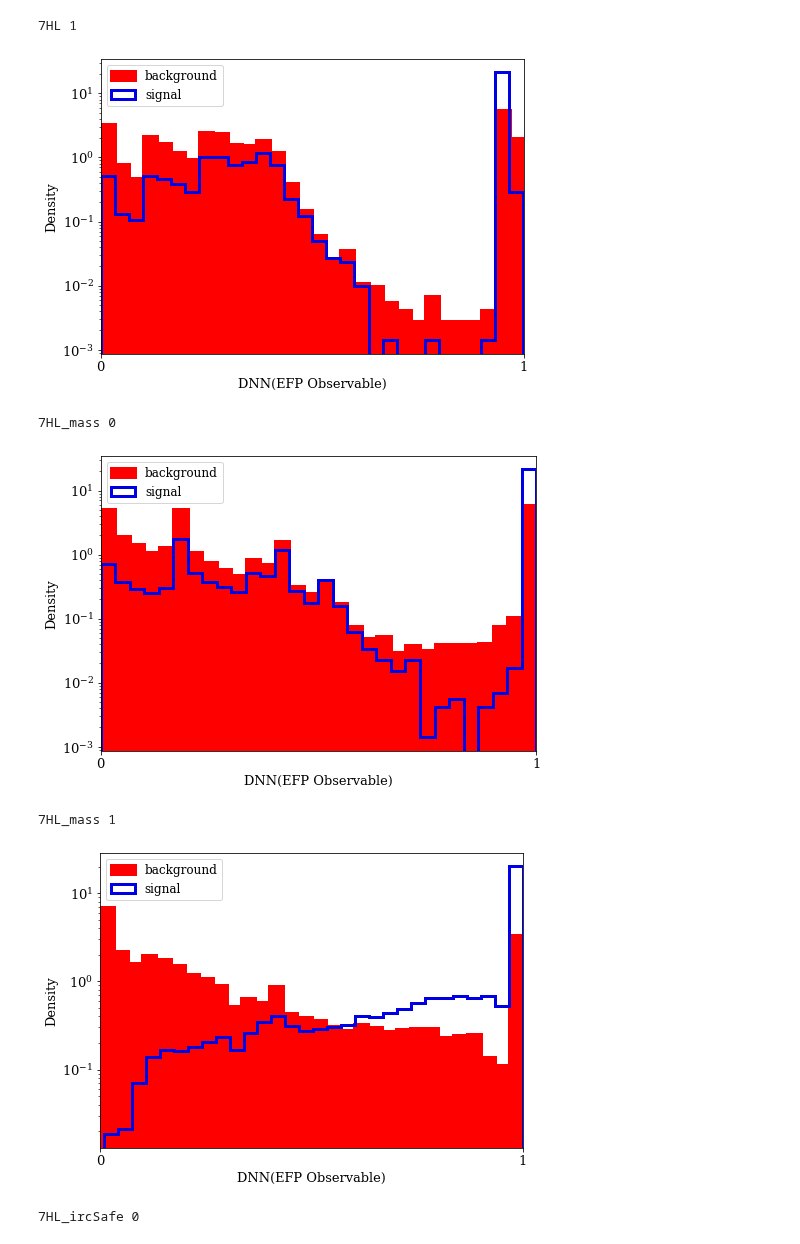
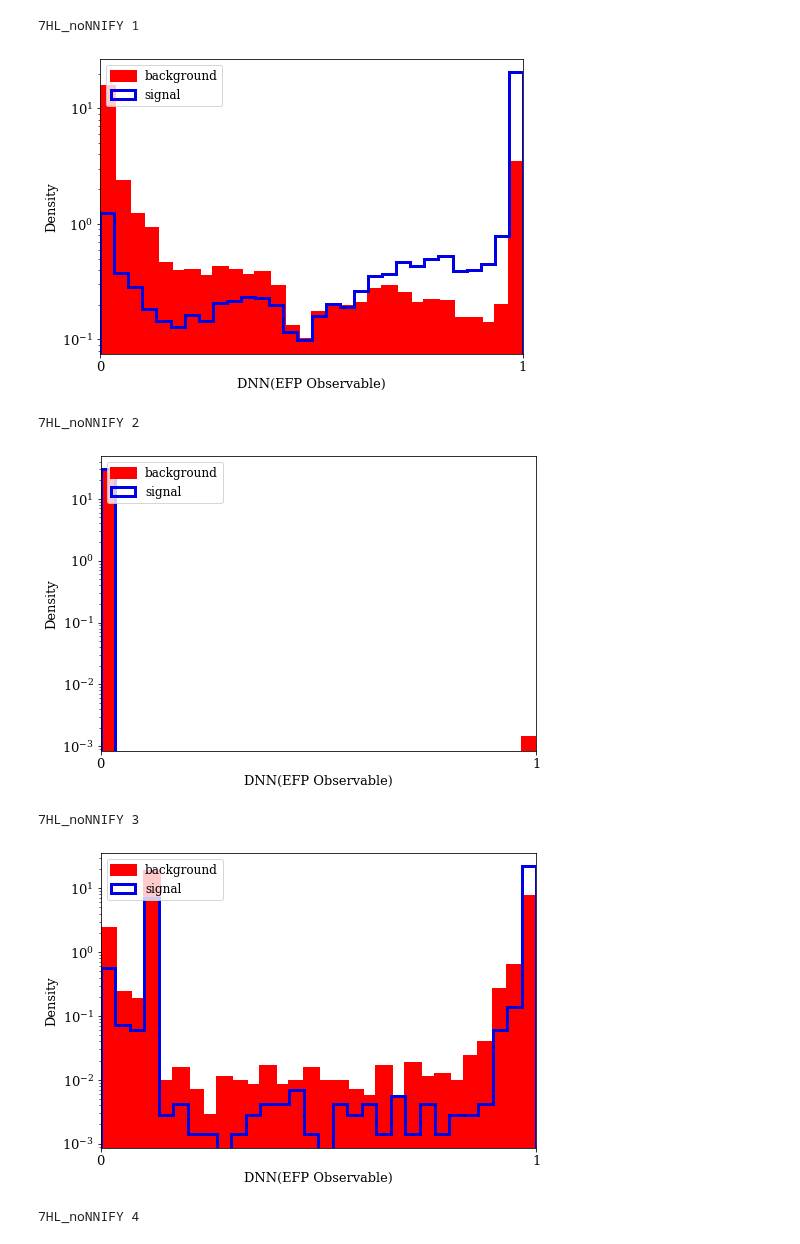
Before and after one commit to taylorFaucett/electron-id-ml, a Jupyter notebook: guided_iteration/dif_order_hist_plot.ipynb, the cells around one changed output. Saved outputs shown, nothing was run; the diff lists cells and outputs as text; code cells hidden in the pictures.

Commit message:
update plots

```diff
--- a/guided_iteration/dif_order_hist_plot.ipynb
+++ b/guided_iteration/dif_order_hist_plot.ipynb
@@ -84,7 +85,7 @@ def dif_hist_plot(run_name, pass_ix):
     upper_bound = max(max(X0), max(X1))
     lower_bound = min(min(X0), min(X1))
     if lower_bound == -np.inf:
-        lower_bound = -3
+        lower_bound = -10
     bins = np.linspace(lower_bound, upper_bound, n_bins)
 
     # Plot histograms
@@ -174,7 +175,7 @@ def dif_hist_plot(run_name, pass_ix):
 
     # Save plot
     plt.tight_layout()
-    plt.savefig(f"/home/tfaucett/Projects/electron-id/guided_iteration/figures/{run_name}_pass_{pass_ix}.pdf")
+    plt.savefig(f"{home}/guided_iteration/figures/{run_name}_pass_{pass_ix}.pdf")
     plt.show()
 
 
@@ -312,11 +321,10 @@ for irc_type in irc_types:
 # %%
 def stats_table(run_name, passes):
-    if run_name == "7HL_mass":
-        print("7HL + mass")
-    else:
-        print("7HL")
+    print(run_name)
     it_dir = f"results/{run_name}"
     df = pd.read_csv(f"{it_dir}/selected_efps.csv", index_col=0)
+    if len(df) < passes:
+        passes = len(df)
     for pass_ix in range(passes):
 #         table = pd.DataFrame()
         if pass_ix >= 1:
@@ -330,7 +338,7 @@ def stats_table(run_name, passes):
             ado_w_ll = calc_ado(test_pred.prediction.values, np.hstack(yhat), efp_data.targets.values, 100000)
             deets = efp.split("_")
             et_ht = deets[0]
-            graph = f"efp_{deets[2]}_{deets[3]}_{deets[4]}"
+            graph = "$\gPlot{0.05}{efp_%s_%s_%s}$" %(deets[2], deets[3], deets[4])
             kappa = deets[-3]
             beta = deets[-1]
             AUC_hln = pass_df.auc
@@ -340,9 +348,9 @@ def stats_table(run_name, passes):
 #                                   "$\text{ADO}[\text{HLN}_n,\text{CNN}]_{X_{\rm all}}$":ado_w_ll, "$\text{AUC}[\textrm{HLN}_n]$":AUC_hln},
 #                                 index=[pass_ix])
 #             table = pd.concat([table, table_ix])
-            print(f"{iteration} & {graph} & {kappa} & {beta} & {ADO_xn_1:.4} & {auc_efp:.4} & {ado_w_ll:.4} & {AUC_hln:.4}")
+            print(f"{iteration} & {graph} & {kappa} & {beta} & {ADO_xn_1:.4} & {auc_efp:.4} & {ado_w_ll:.4} & {AUC_hln:.4}\\\\")
 
-run_names = ["7HL", "7HL_mass", "7HL_mass_ircSafe", "7HL_ircSafe"]
+run_names = ["7HL_noNNIFY", "7HL_mass_noNNIFY", "7HL_ircSafe_noNNIFY", "7HL_mass_ircSafe_noNNIFY"]
 for run_name in run_names:
-    stats_table(run_name=run_name, passes=3)
+    stats_table(run_name=run_name, passes=5)
 # %% [output]
@@ -562,12 +601,15 @@ def dif_hist_plot(run_name, pass_ix):
     plt.xlim([0,1])
     plt.yscale("log")
 
-    plt.savefig(f"/home/tfaucett/Projects/electron-id/guided_iteration/figures/{run_name}/pass{pass_ix+1}/nnify.pdf")
+    plt.savefig(f"{home}/guided_iteration/figures/{run_name}/pass{pass_ix+1}/nnify.pdf")
     plt.show()
 
 
-run_names = ["7HL", "7HL_mass", "7HL_ircSafe", "7HL_mass_ircSafe"]
+run_names = ["7HL_noNNIFY", "7HL_mass_noNNIFY", "7HL_ircSafe_noNNIFY", "7HL_mass_ircSafe_noNNIFY"]
 for run_name in run_names:
-    for pass_ix in range(0,2):
-        dif_hist_plot(run_name, pass_ix)
+    for pass_ix in range(0,5):
+        try:
+            dif_hist_plot(run_name, pass_ix)
+        except:
+            pass
 # %% [output]
@@ -575,8 +617,8 @@ for run_name in run_names:
 [figure]
-7HL 1
+7HL_noNNIFY 1
-[figure, old version]
+[figure, new version]
-7HL_mass 0
+7HL_noNNIFY 2
-[figure, old version]
+[figure, new version]
-7HL_mass 1
+7HL_noNNIFY 3
-[figure, old version]
+[figure, new version]
-7HL_ircSafe 0
+7HL_noNNIFY 4
```
Also changed, not shown: parts of 8 cells of this notebook, 53 other files.
